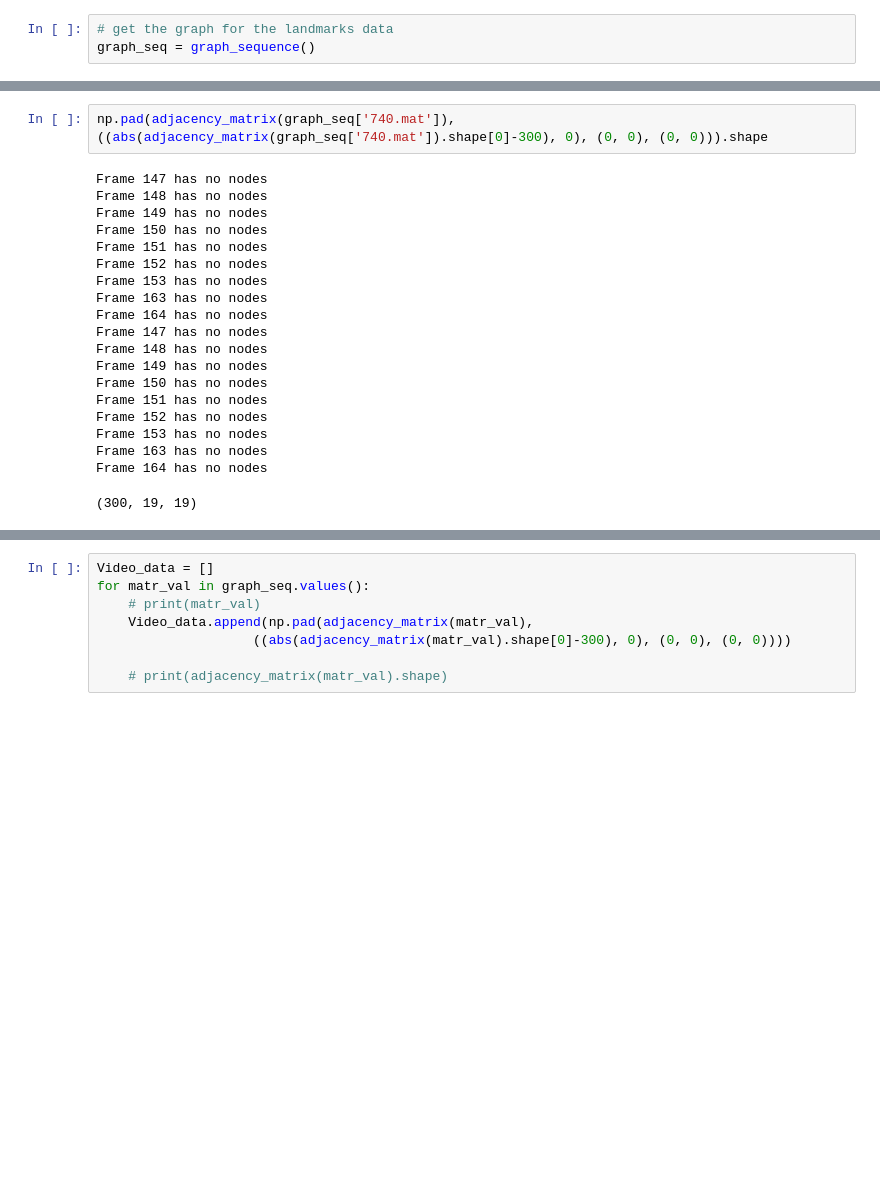
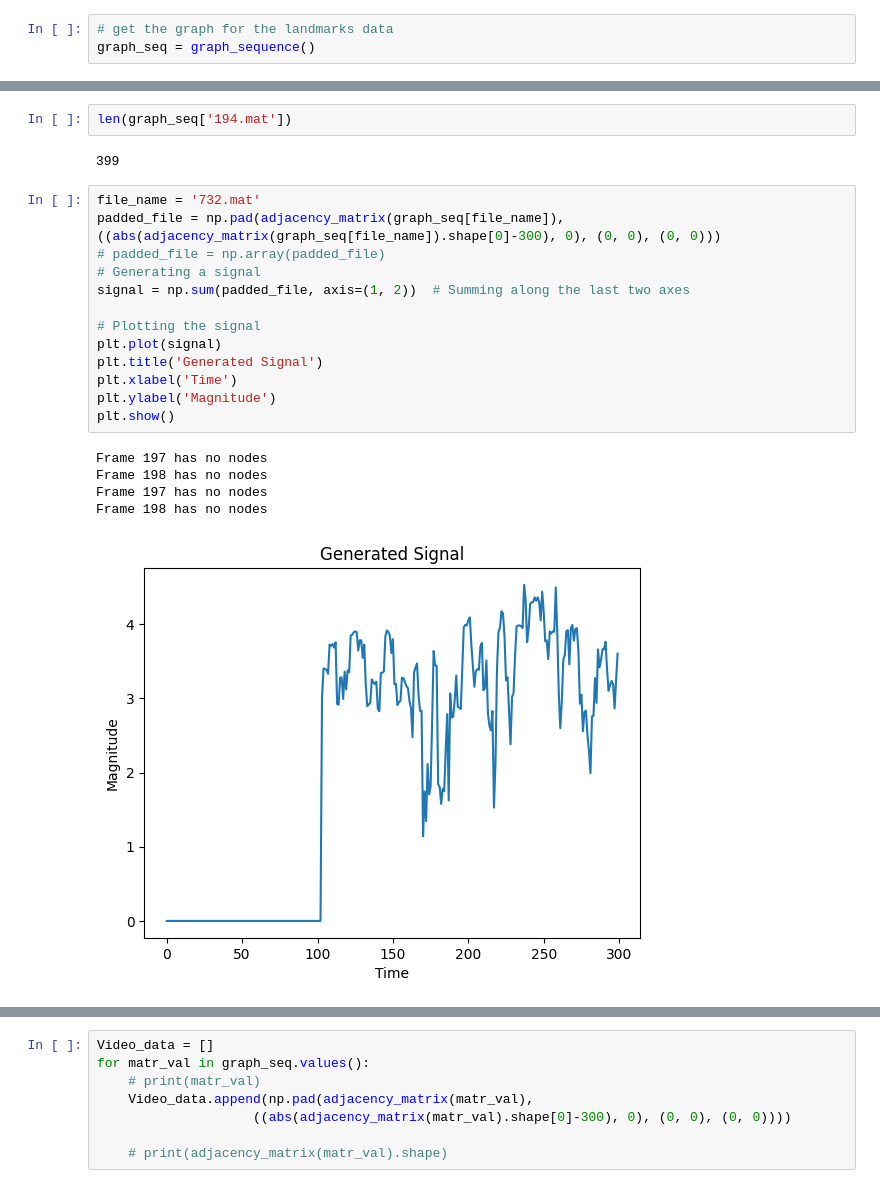
Before and after one commit to kaburia/animal-poses4population, a Jupyter notebook: graph_embeddings.ipynb, the cells around one changed output, grey strips where cells are left out. Cells and saved outputs as stored; diff of their text form; blank space fills up the shorter version.

Commit message:
signal representation of the dataset

```diff
--- a/graph_embeddings.ipynb
+++ b/graph_embeddings.ipynb
@@ -94,22 +97,23 @@ nx.draw(first_file_frame,  with_labels=True, font_weight='bold', node_size=700,
-# %%
-np.pad(adjacency_matrix(graph_seq['740.mat']), ((abs(adjacency_matrix(graph_seq['740.mat']).shape[0]-300), 0), (0, 0), (0, 0))).shape
-# %% [output]
-Frame 147 has no nodes
-Frame 148 has no nodes
-Frame 149 has no nodes
-Frame 150 has no nodes
-Frame 151 has no nodes
-Frame 152 has no nodes
-Frame 153 has no nodes
-Frame 163 has no nodes
-Frame 164 has no nodes
-Frame 147 has no nodes
-Frame 148 has no nodes
-Frame 149 has no nodes
-Frame 150 has no nodes
-Frame 151 has no nodes
-Frame 152 has no nodes
-Frame 153 has no nodes
-Frame 163 has no nodes
-Frame 164 has no nodes
-(300, 19, 19)
+# %%
+len(graph_seq['194.mat'])
+# %% [output]
+399
+# %%
+file_name = '732.mat'
+padded_file = np.pad(adjacency_matrix(graph_seq[file_name]), ((abs(adjacency_matrix(graph_seq[file_name]).shape[0]-300), 0), (0, 0), (0, 0)))
+# padded_file = np.array(padded_file)
+# Generating a signal
+signal = np.sum(padded_file, axis=(1, 2))  # Summing along the last two axes
+
+# Plotting the signal
+plt.plot(signal)
+plt.title('Generated Signal')
+plt.xlabel('Time')
+plt.ylabel('Magnitude')
+plt.show()
+# %% [output]
+Frame 197 has no nodes
+Frame 198 has no nodes
+Frame 197 has no nodes
+Frame 198 has no nodes
+[figure, added]
```
Also changed, not shown: parts of 9 cells of this notebook.
